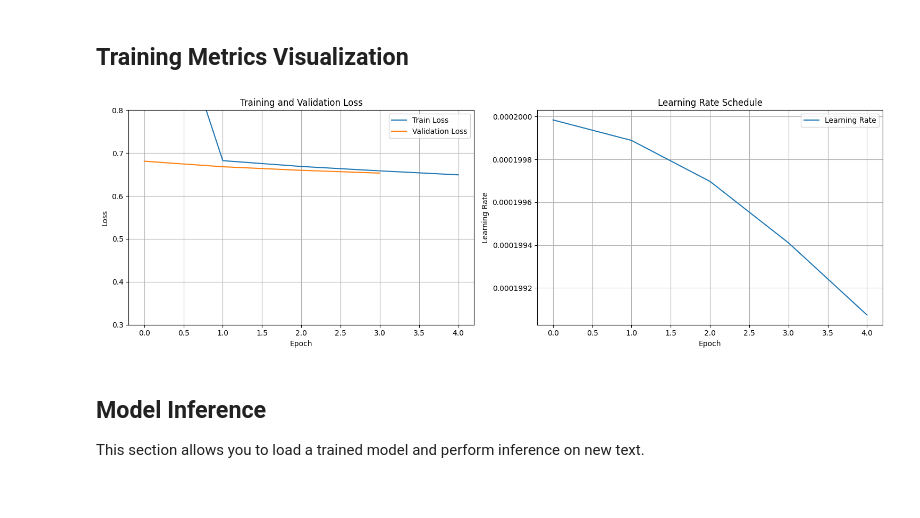
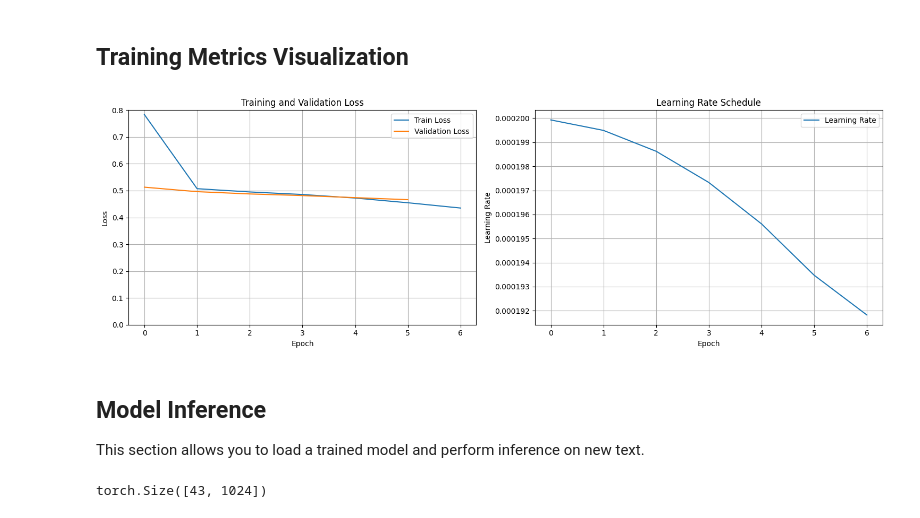
Before and after one commit to YHallouard/large_concept_model, a Jupyter notebook: notebooks/monitor_training.ipynb, the cells around one changed output. Drawn from its saved outputs; the diff is of its cells as text; code cells hidden in the pictures.

```diff
--- a/notebooks/monitor_training.ipynb
+++ b/notebooks/monitor_training.ipynb
@@ -30,7 +30,7 @@ def plot_metrics(metrics_df: pd.DataFrame) -> None:
     ax1.plot(metrics_df["epoch"], metrics_df["val_loss"], label="Validation Loss")
     ax1.set_xlabel("Epoch")
     ax1.set_ylabel("Loss")
-    ax1.set_ylim(0.30, 0.8)
+    ax1.set_ylim(0.00, 0.8)
     ax1.set_title("Training and Validation Loss")
     ax1.legend()
     ax1.grid(True)
@@ -46,12 +46,12 @@ def plot_metrics(metrics_df: pd.DataFrame) -> None:
     plt.tight_layout()
     plt.show()
 # %%
-metrics_path = "/home/yannhallouard/PycharmProjects/large_concept_model/lightning_logs/version_8/metrics.csv"
+metrics_path = "/home/yannhallouard/PycharmProjects/large_concept_model/lightning_logs/version_12/metrics.csv"
 metrics_df = load_metrics(metrics_path)
 
 plot_metrics(metrics_df)
 # %% [output]
-[figure, old version]
+[figure, new version]
 # %% [markdown]
 ## Model Inference
 
@@ -60,6 +60,12 @@ This section allows you to load a trained model and perform inference on new tex
 from lcm_explo.adapters.embedding_repository.file_system import FileSystemEmbeddingRepository
 from lcm_explo.domain.models.base_lcm import BaseLCM, BaseLCMConfig
 from lcm_explo.domain.usecases.train import BaseLCMTrainingModule
+# %%
+embeddings_repo = FileSystemEmbeddingRepository(base_path="data")
+example_doc = embeddings_repo.load_document_embeddings("logicot_entry_0")
+example_doc.embeddings.shape
+# %% [output]
+torch.Size([43, 1024])
 # %%
 def generate_next_concepts(model: BaseLCM, input_embeddings: torch.Tensor, num_steps: int = 10) -> torch.Tensor:
     """Generate next concepts using the model."""
```
Also changed, not shown: parts of 12 cells of this notebook, 5 other files.
